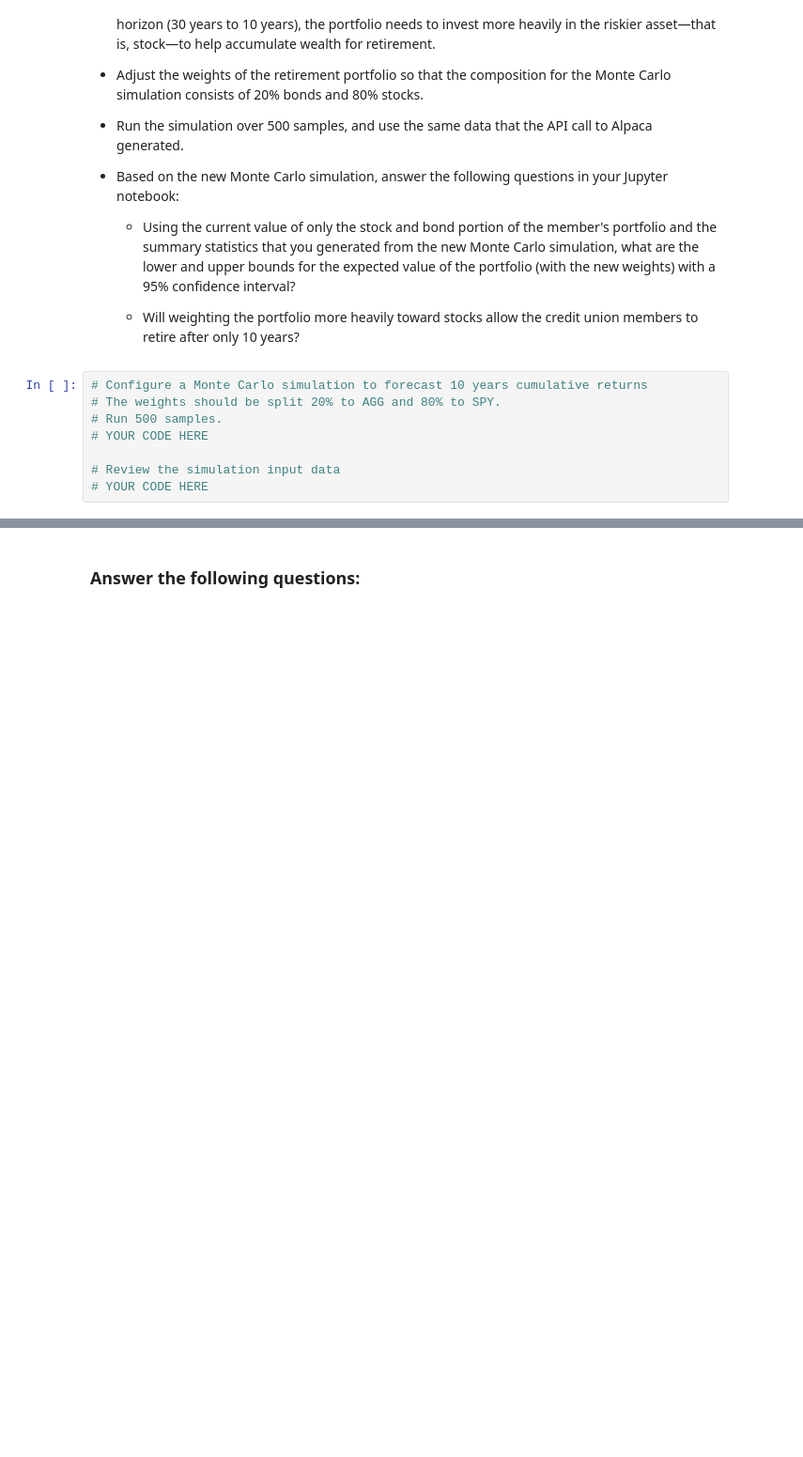
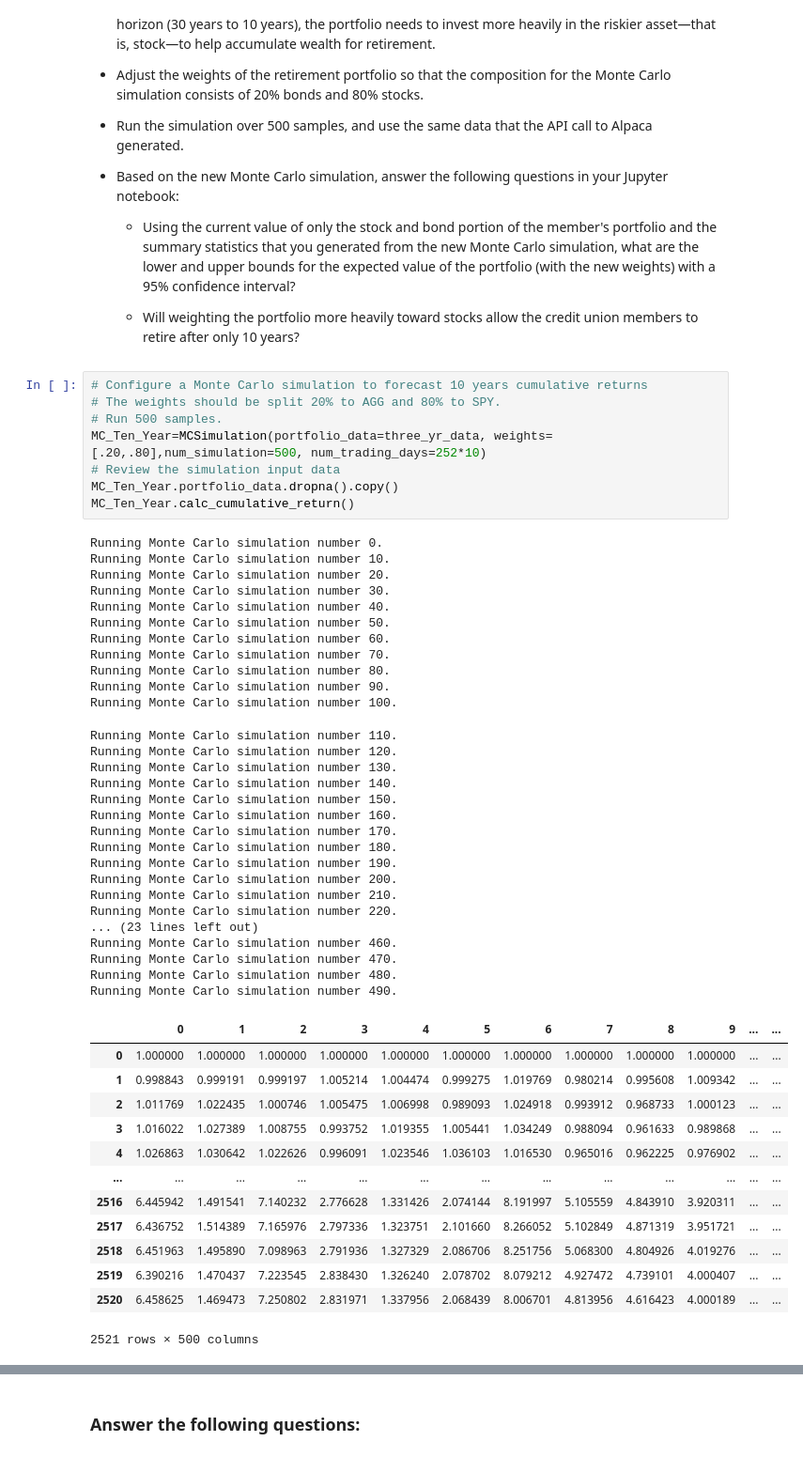
Before and after one commit to ItsFa-tih/Week5-Challange, a Jupyter notebook: financial_planning_tools.ipynb, the cells around one changed output, grey strips where cells are left out. Shown: that part at 94% size. Drawn from its saved outputs; the diff is of its cells as text; blank space fills up the shorter version.

```diff
--- a/financial_planning_tools.ipynb
+++ b/financial_planning_tools.ipynb
@@ -571,10 +588,52 @@ For this new Monte Carlo simulation, do the following:
 # %%
 # Configure a Monte Carlo simulation to forecast 10 years cumulative returns
 # The weights should be split 20% to AGG and 80% to SPY.
 # Run 500 samples.
-# YOUR CODE HERE
-
+MC_Ten_Year=MCSimulation(portfolio_data=three_yr_data, weights=[.20,.80],num_simulation=500, num_trading_days=252*10)
 # Review the simulation input data
-# YOUR CODE HERE
+MC_Ten_Year.portfolio_data.dropna().copy()
+MC_Ten_Year.calc_cumulative_return()
+# %% [output]
+Running Monte Carlo simulation number 0.
+Running Monte Carlo simulation number 10.
+Running Monte Carlo simulation number 20.
+Running Monte Carlo simulation number 30.
+Running Monte Carlo simulation number 40.
+Running Monte Carlo simulation number 50.
+Running Monte Carlo simulation number 60.
+Running Monte Carlo simulation number 70.
+Running Monte Carlo simulation number 80.
+Running Monte Carlo simulation number 90.
+Running Monte Carlo simulation number 100.
+Running Monte Carlo simulation number 110.
+Running Monte Carlo simulation number 120.
+Running Monte Carlo simulation number 130.
+Running Monte Carlo simulation number 140.
+Running Monte Carlo simulation number 150.
+Running Monte Carlo simulation number 160.
+Running Monte Carlo simulation number 170.
+Running Monte Carlo simulation number 180.
+Running Monte Carlo simulation number 190.
+Running Monte Carlo simulation number 200.
+Running Monte Carlo simulation number 210.
+Running Monte Carlo simulation number 220.
+... (23 lines left out)
+Running Monte Carlo simulation number 460.
+Running Monte Carlo simulation number 470.
+Running Monte Carlo simulation number 480.
+Running Monte Carlo simulation number 490.
+|  | 0 | 1 | 2 | 3 | 4 | 5 | 6 | 7 | 8 | 9 | ... | ... |
+| 0 | 1.000000 | 1.000000 | 1.000000 | 1.000000 | 1.000000 | 1.000000 | 1.000000 | 1.000000 | 1.000000 | 1.000000 | ... | ... |
+| 1 | 0.998843 | 0.999191 | 0.999197 | 1.005214 | 1.004474 | 0.999275 | 1.019769 | 0.980214 | 0.995608 | 1.009342 | ... | ... |
+| 2 | 1.011769 | 1.022435 | 1.000746 | 1.005475 | 1.006998 | 0.989093 | 1.024918 | 0.993912 | 0.968733 | 1.000123 | ... | ... |
+| 3 | 1.016022 | 1.027389 | 1.008755 | 0.993752 | 1.019355 | 1.005441 | 1.034249 | 0.988094 | 0.961633 | 0.989868 | ... | ... |
+| 4 | 1.026863 | 1.030642 | 1.022626 | 0.996091 | 1.023546 | 1.036103 | 1.016530 | 0.965016 | 0.962225 | 0.976902 | ... | ... |
+| ... | ... | ... | ... | ... | ... | ... | ... | ... | ... | ... | ... | ... |
+| 2516 | 6.445942 | 1.491541 | 7.140232 | 2.776628 | 1.331426 | 2.074144 | 8.191997 | 5.105559 | 4.843910 | 3.920311 | ... | ... |
+| 2517 | 6.436752 | 1.514389 | 7.165976 | 2.797336 | 1.323751 | 2.101660 | 8.266052 | 5.102849 | 4.871319 | 3.951721 | ... | ... |
+| 2518 | 6.451963 | 1.495890 | 7.098963 | 2.791936 | 1.327329 | 2.086706 | 8.251756 | 5.068300 | 4.804926 | 4.019276 | ... | ... |
+| 2519 | 6.390216 | 1.470437 | 7.223545 | 2.838430 | 1.326240 | 2.078702 | 8.079212 | 4.927472 | 4.739101 | 4.000407 | ... | ... |
+| 2520 | 6.458625 | 1.469473 | 7.250802 | 2.831971 | 1.337956 | 2.068439 | 8.006701 | 4.813956 | 4.616423 | 4.000189 | ... | ... |
+2521 rows × 500 columns
 # %%
 # Run the Monte Carlo simulation to forecast 10 years cumulative returns
```
Also changed, not shown: parts of 26 cells of this notebook, 1 other file.
